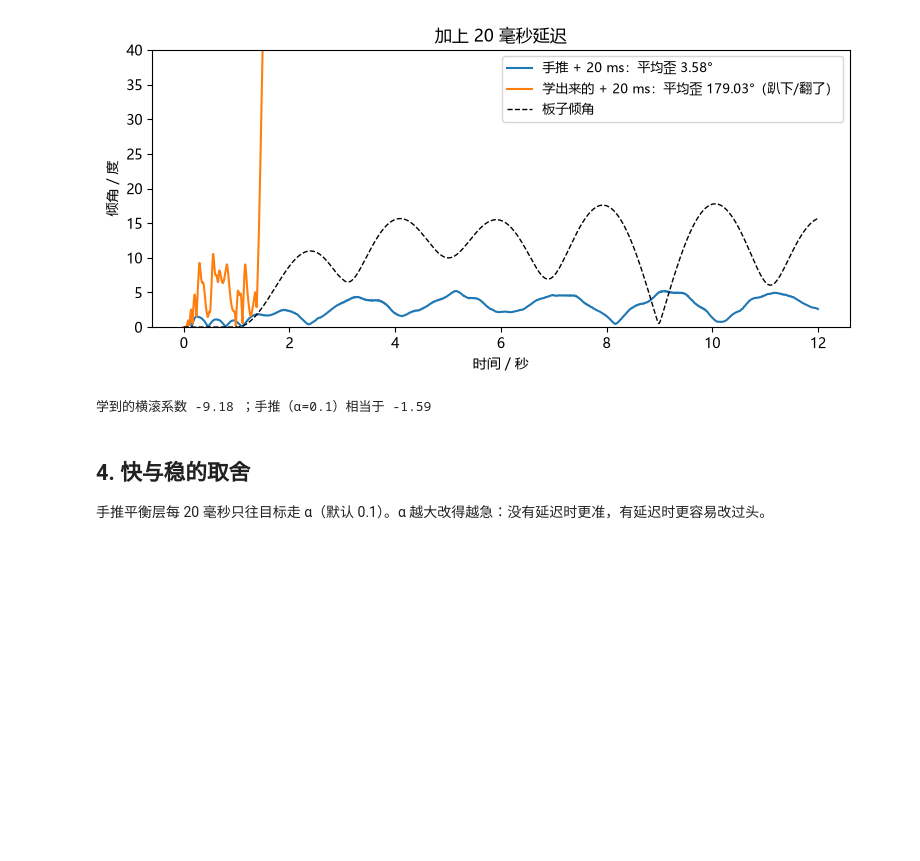
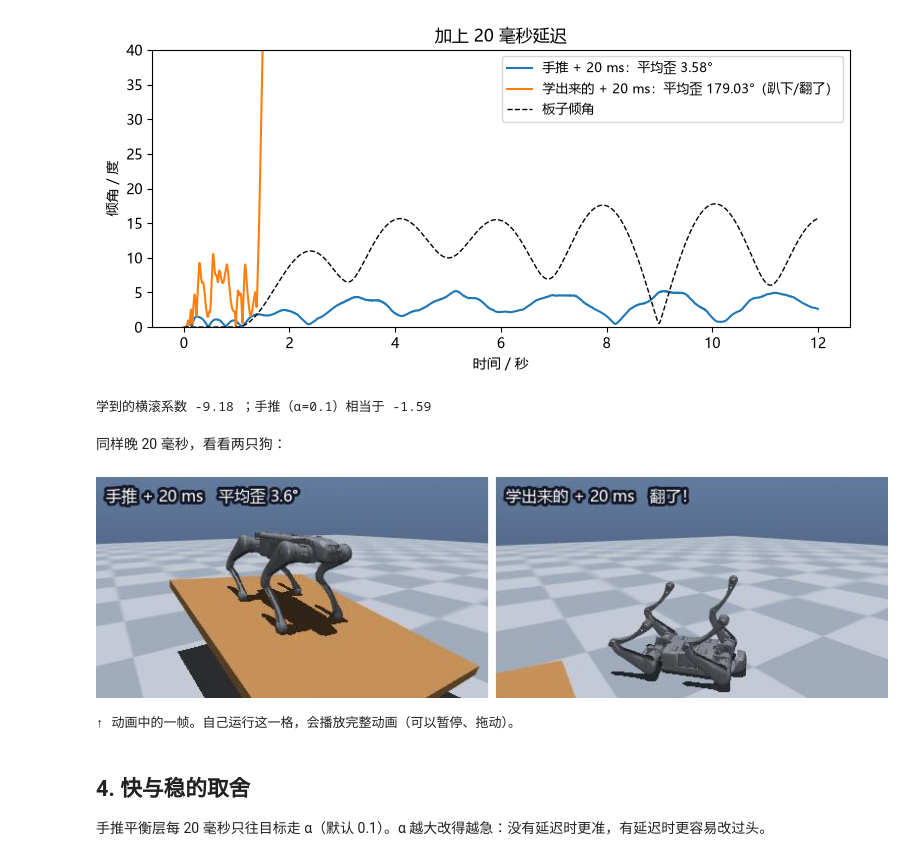
Before and after one commit to NONONODOUBT/shoutui-daogoupao, a Jupyter notebook: 四足/一只狗怎么站起来/验证.ipynb, the cells around one changed output. Cells and saved outputs as stored; diff of their text form; code cells hidden in the pictures; blank space fills up the shorter version.

```diff
--- a/四足/一只狗怎么站起来/验证.ipynb
+++ b/四足/一只狗怎么站起来/验证.ipynb
@@ -372,6 +572,14 @@ print('学到的横滚系数', round(w[0], 2), '；手推（α=0.1）相当于',
 学出来的 + 20 ms 平均歪  179.03°   最大  180.00°   趴下/翻了：True
 [figure]
 学到的横滚系数 -9.18 ；手推（α=0.1）相当于 -1.59
+# %% [markdown]
+同样晚 20 毫秒，看看两只狗：
+# %%
+show_cases({'手推 + 20 ms': Case(mode='geom', delay=1, imu_noise=np.radians(0.5), seed=1),
+            '学出来的 + 20 ms': Case(mode='learned', w=w, delay=1, imu_noise=np.radians(0.5), seed=1)}, m)
+# %% [output]
+[figure, added]
+↑ 动画中的一帧。自己运行这一格，会播放完整动画（可以暂停、拖动）。
 # %% [markdown]
 ## 4. 快与稳的取舍
 
```
Also changed, not shown: parts of 8 cells of this notebook, 21 other files.
